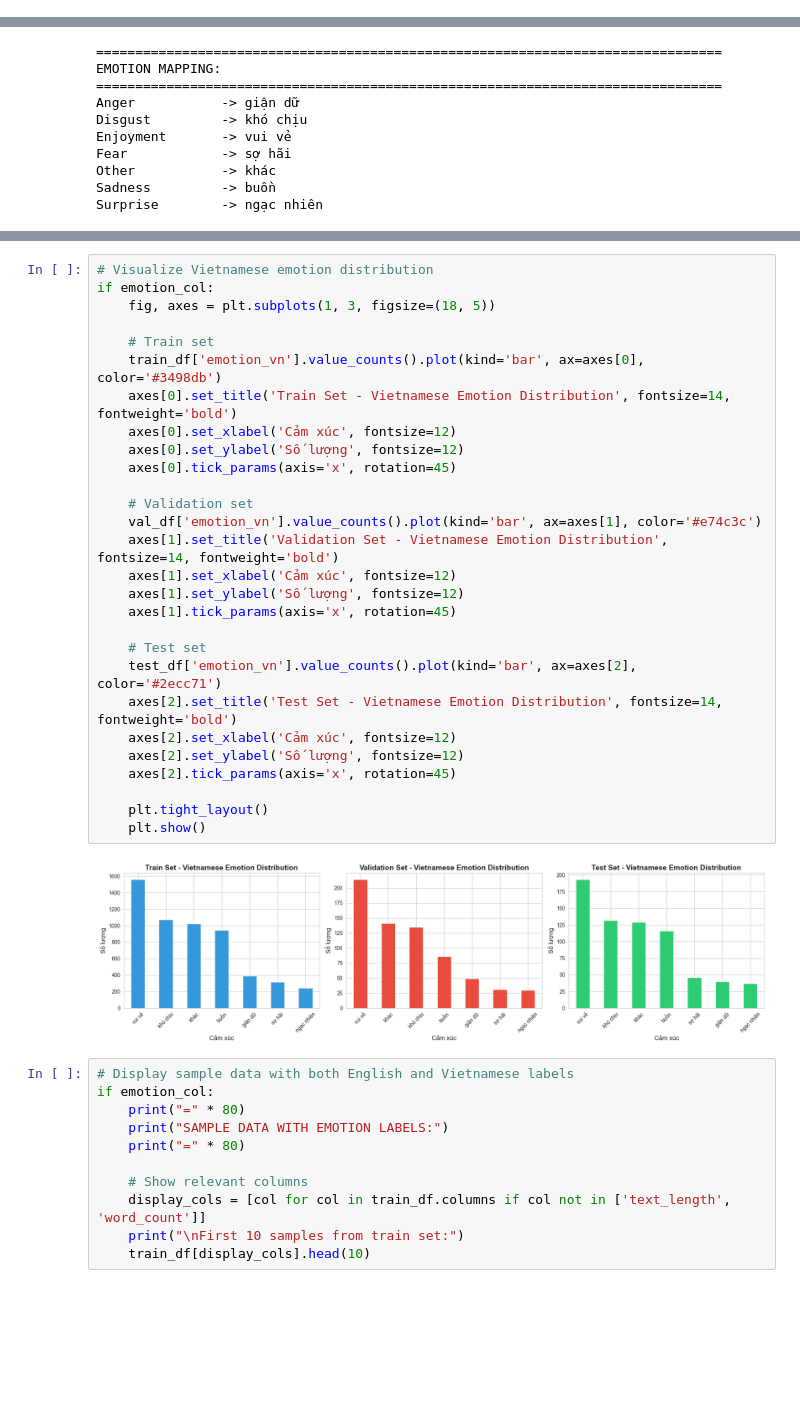
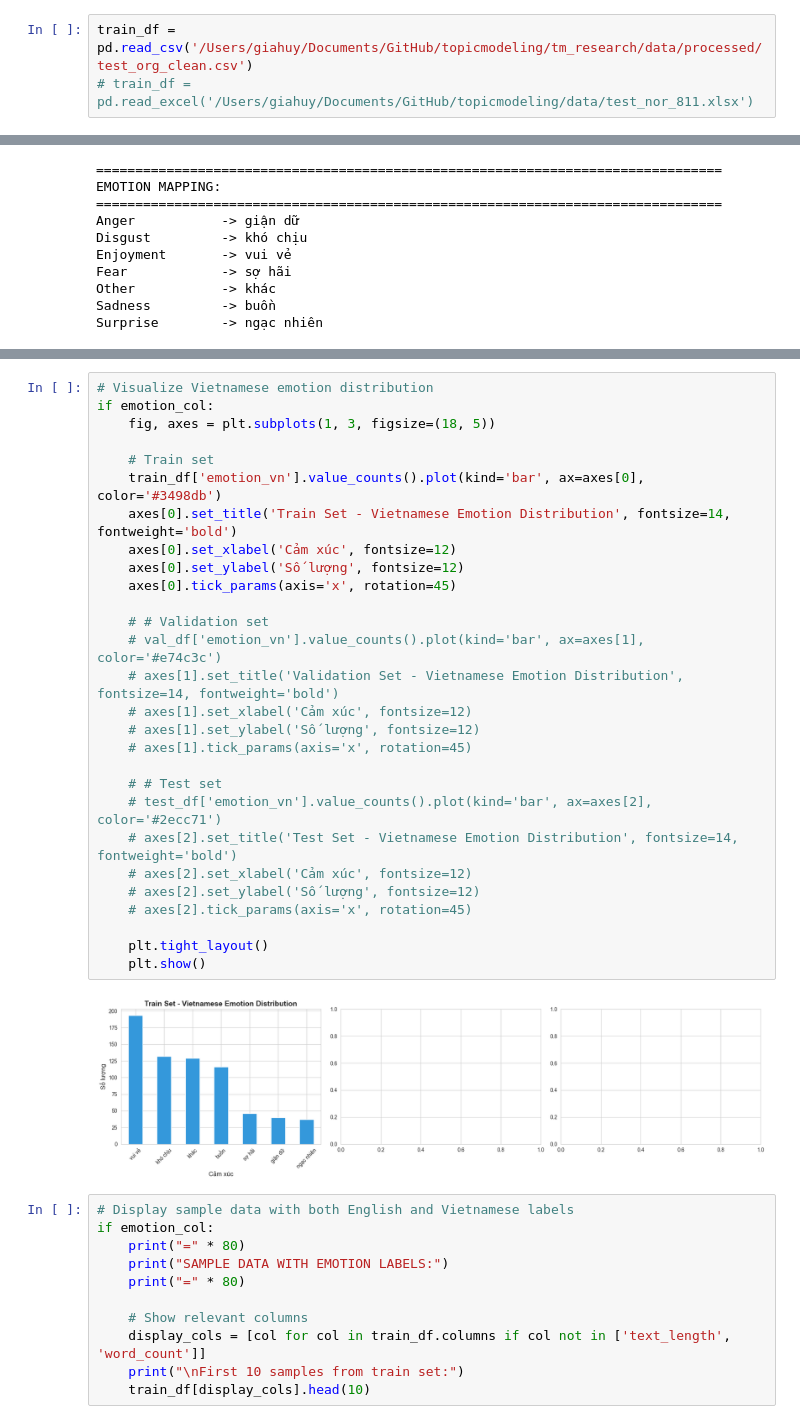
Before and after one commit to giahuy1310/topicmodeling, a Jupyter notebook: tm_research/DataProcess.ipynb, the cells around one changed output, grey strips where cells are left out. Cells and saved outputs as stored; diff of their text form; blank space fills up the shorter version.

```diff
--- a/tm_research/DataProcess.ipynb
+++ b/tm_research/DataProcess.ipynb
@@ -25,3 +21,6 @@ Test set shape: (693, 3)
+# %%
+train_df = pd.read_csv('/Users/giahuy/Documents/GitHub/topicmodeling/tm_research/data/processed/test_org_clean.csv')
+# train_df = pd.read_excel('/Users/giahuy/Documents/GitHub/topicmodeling/data/test_nor_811.xlsx')
 # %%
 # Display first few rows of train data
 print("=" * 80)
@@ -379,33 +359,33 @@ Name: count, dtype: int64
 # %%
 # Visualize Vietnamese emotion distribution
 if emotion_col:
     fig, axes = plt.subplots(1, 3, figsize=(18, 5))
 
     # Train set
     train_df['emotion_vn'].value_counts().plot(kind='bar', ax=axes[0], color='#3498db')
     axes[0].set_title('Train Set - Vietnamese Emotion Distribution', fontsize=14, fontweight='bold')
     axes[0].set_xlabel('Cảm xúc', fontsize=12)
     axes[0].set_ylabel('Số lượng', fontsize=12)
     axes[0].tick_params(axis='x', rotation=45)
 
-    # Validation set
-    val_df['emotion_vn'].value_counts().plot(kind='bar', ax=axes[1], color='#e74c3c')
-    axes[1].set_title('Validation Set - Vietnamese Emotion Distribution', fontsize=14, fontweight='bold')
-    axes[1].set_xlabel('Cảm xúc', fontsize=12)
-    axes[1].set_ylabel('Số lượng', fontsize=12)
-    axes[1].tick_params(axis='x', rotation=45)
+    # # Validation set
+    # val_df['emotion_vn'].value_counts().plot(kind='bar', ax=axes[1], color='#e74c3c')
+    # axes[1].set_title('Validation Set - Vietnamese Emotion Distribution', fontsize=14, fontweight='bold')
+    # axes[1].set_xlabel('Cảm xúc', fontsize=12)
+    # axes[1].set_ylabel('Số lượng', fontsize=12)
+    # axes[1].tick_params(axis='x', rotation=45)
 
-    # Test set
-    test_df['emotion_vn'].value_counts().plot(kind='bar', ax=axes[2], color='#2ecc71')
-    axes[2].set_title('Test Set - Vietnamese Emotion Distribution', fontsize=14, fontweight='bold')
-    axes[2].set_xlabel('Cảm xúc', fontsize=12)
-    axes[2].set_ylabel('Số lượng', fontsize=12)
-    axes[2].tick_params(axis='x', rotation=45)
+    # # Test set
+    # test_df['emotion_vn'].value_counts().plot(kind='bar', ax=axes[2], color='#2ecc71')
+    # axes[2].set_title('Test Set - Vietnamese Emotion Distribution', fontsize=14, fontweight='bold')
+    # axes[2].set_xlabel('Cảm xúc', fontsize=12)
+    # axes[2].set_ylabel('Số lượng', fontsize=12)
+    # axes[2].tick_params(axis='x', rotation=45)
 
     plt.tight_layout()
     plt.show()
 # %% [output]
-[figure, old version]
+[figure, new version]
 # %%
 # Display sample data with both English and Vietnamese labels
 if emotion_col:
```
Also changed, not shown: parts of 15 cells of this notebook, 20 other files.
